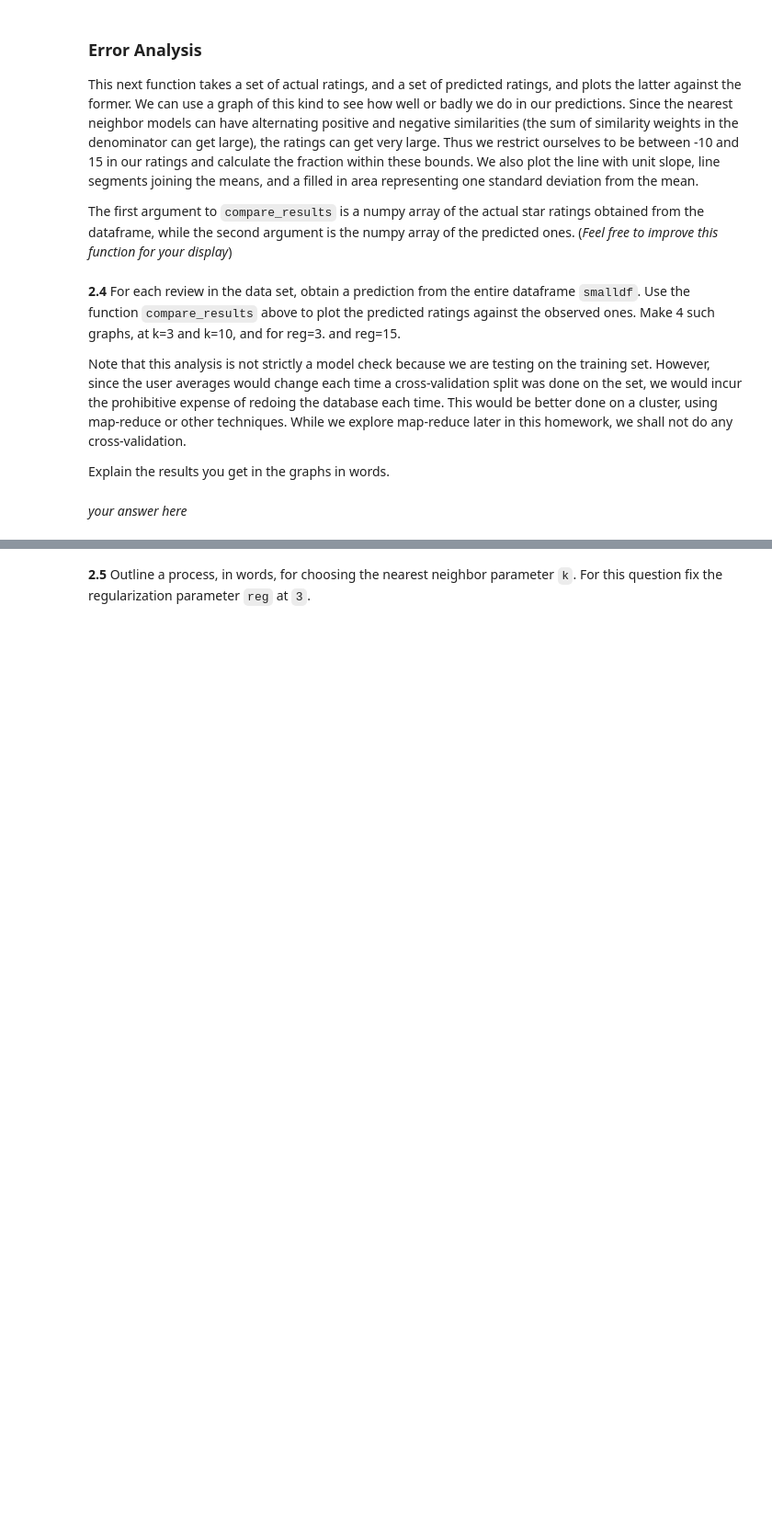
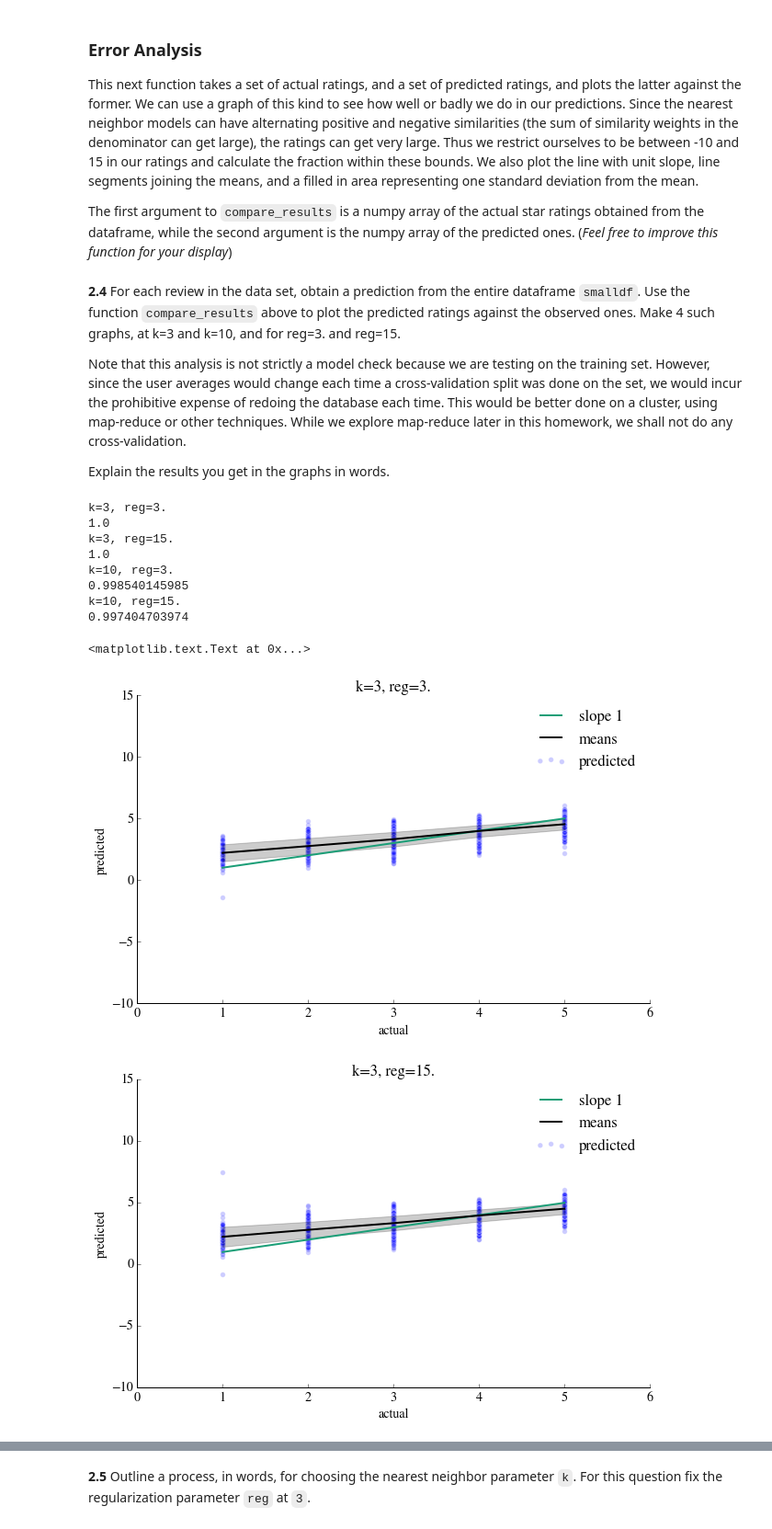
Before and after one commit to xpmanoj/content, a Jupyter notebook: HW4.ipynb, the cells around one changed output, grey strips where cells are left out. Shown at 92% size. Cells and saved outputs as stored; diff of their text form; code cells hidden in the pictures; blank space fills up the shorter version.

```diff
--- a/HW4.ipynb
+++ b/HW4.ipynb
@@ -803,6 +807,12 @@ A sorted list
     (business_id, shrunken similarity, common support).
 """
 #your code here
+from operator import itemgetter
+def knearest_amongst_userrated(restaurant_id,user_id, df, dbase, k =7, reg =3):
+
+    similar = []
+    rests_rated_by_user = df[df.user_id==user_id].business_id.unique()
+    return knearest(restaurant_id, rests_rated_by_user, dbase, k, reg)
 # %% [markdown]
 **2.2** Now write a function that returns the predicted rating for a user and an item using the formula at the beginning of this problem. Include code to deal with the possibility that the sum of scores that goes in the denominator is 0: return a predicted rating of the baseline portion of the formula in that case. This function `rating` takes as arguments the dataframe, the database, the wanted `restaurant_id` and `user_id`, and `k` as well as the regularizer.
 # %%
@@ -911,2 +983,41 @@ Explain the results you get in the graphs in words.
-# %% [markdown]
-*your answer here*
+# %%
+#your code here
+def plot_results(df, k,reg):
+    user_id = df.user_id.values
+    rest_id = df.business_id.values
+    actual = df.stars.values
+    predicted= np.zeros(len(actual))
+    count =0
+    for u_id, rest_id in zip(user_id, rest_id):
+        predicted[count]= rating(df, db, rest_id, u_id, k, reg)
+        count+=1
+    compare_results(actual, predicted)
+# %%
+#your code here
+print "k=3, reg=3."
+plot_results(smalldf,3,3.)
+plt.title("k=3, reg=3.")
+
+print "k=3, reg=15."
+plot_results(smalldf,3,15.,)
+plt.title("k=3, reg=15.")
+
+print "k=10, reg=3."
+plot_results(smalldf,10,3.)
+plt.title("k=10, reg=3.")
+
+print "k=10, reg=15."
+plot_results(smalldf,10,15.,)
+plt.title("k=10, reg=15.")
+# %% [output]
+k=3, reg=3.
+1.0
+k=3, reg=15.
+1.0
+k=10, reg=3.
+0.998540145985
+k=10, reg=15.
+0.997404703974
+<matplotlib.text.Text at 0x...>
+[figure, added]
+[figure, added]
```
Also changed, not shown: parts of 14 cells of this notebook, 1 other file.
